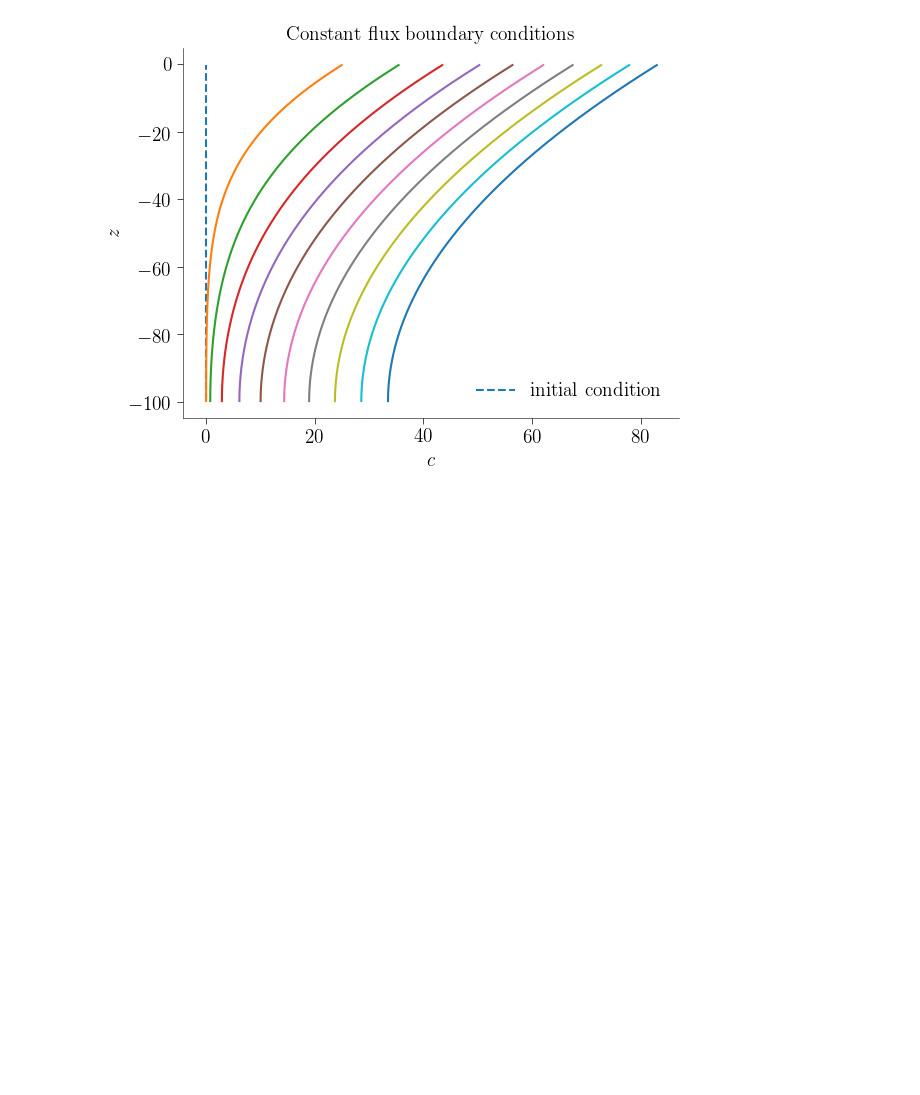
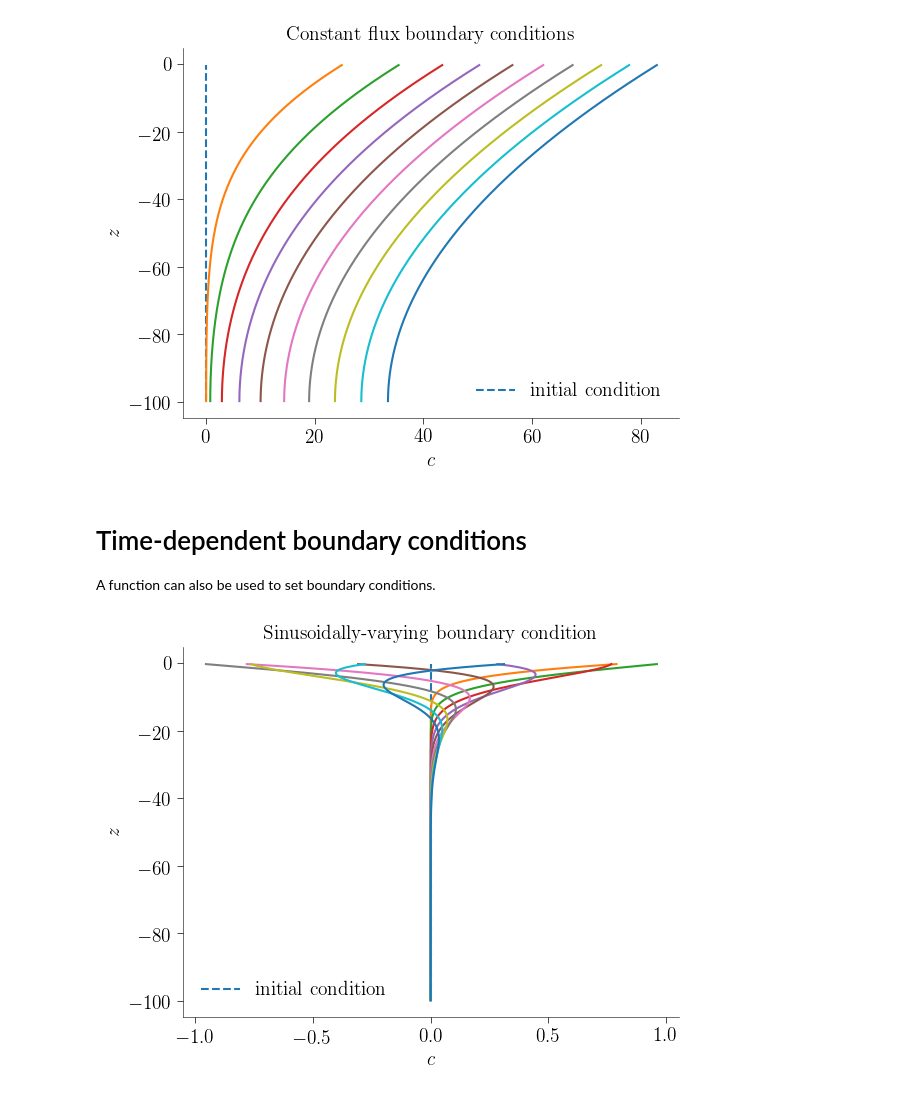
Before and after one commit to glwagner/OceanTurb.jl, a Jupyter notebook: examples/diffusion_example.ipynb, the cells around one changed output. Drawn from its saved outputs; the diff is of its cells as text; code cells hidden in the pictures; blank space fills up the shorter version.

```diff
--- a/examples/diffusion_example.ipynb
+++ b/examples/diffusion_example.ipynb
@@ -124,3 +128,43 @@ end
 legend();
 # %% [output]
 [figure]
+# %% [markdown]
+# Time-dependent boundary conditions
+
+A function can also be used to set boundary conditions.
+# %%
+# Re-initialize the solution
+model.solution.c = 0
+
+T = 100 # time for diffusion to act over z=10
+ω = 2π/T
+sinusoidal_top(model) = sin(ω*model.clock.time)
+
+# Set constant flux boundary conditions at top and bottom
+top_bc = ValueBC(Top, sinusoidal_top)
+bottom_bc = FluxBC(Bottom, 0.0)
+
+set_bcs!(model, c=(bottom_bc, top_bc))
+
+# Initialize plotting
+ax, fig = subplots()
+xlabel(L"c")
+ylabel(L"z")
+title("Sinusoidally-varying boundary condition")
+cornerspines()
+
+plot(model.solution.c.data, zdata(model.solution.c), "--", label="initial condition")
+
+# Run the model
+dt = 0.01
+nt = 1000
+ni = 10
+
+for i = 1:ni
+    iterate!(model, dt, nt)
+    plot(model.solution.c.data, zdata(model.solution.c))
+end
+
+legend();
+# %% [output]
+[figure, added]
```
Also changed, not shown: parts of 6 cells of this notebook, 8 other files.
